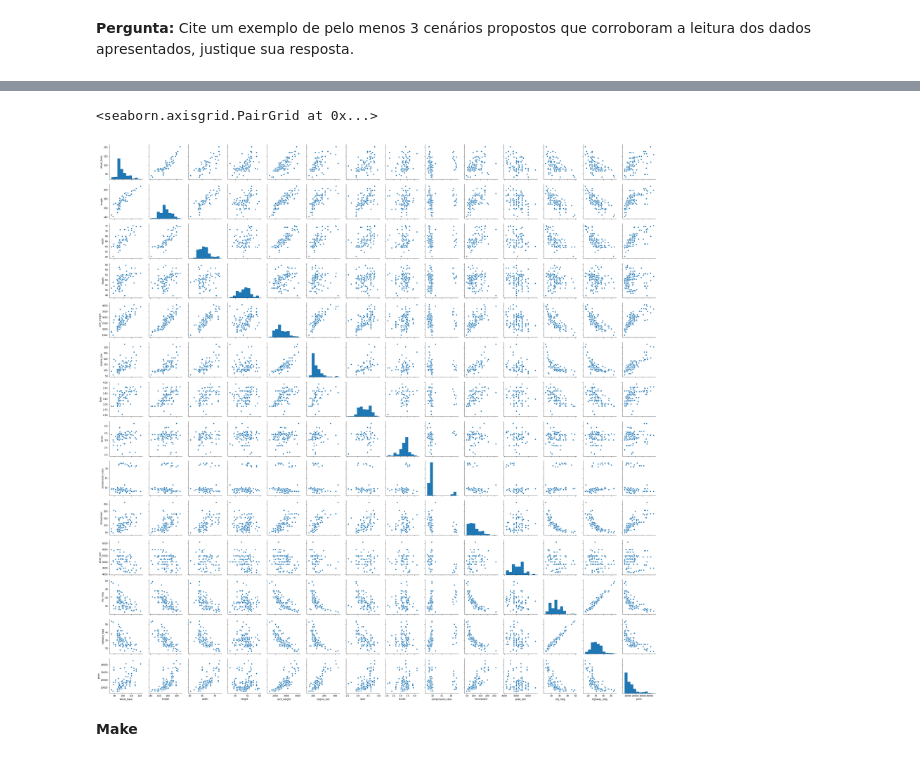
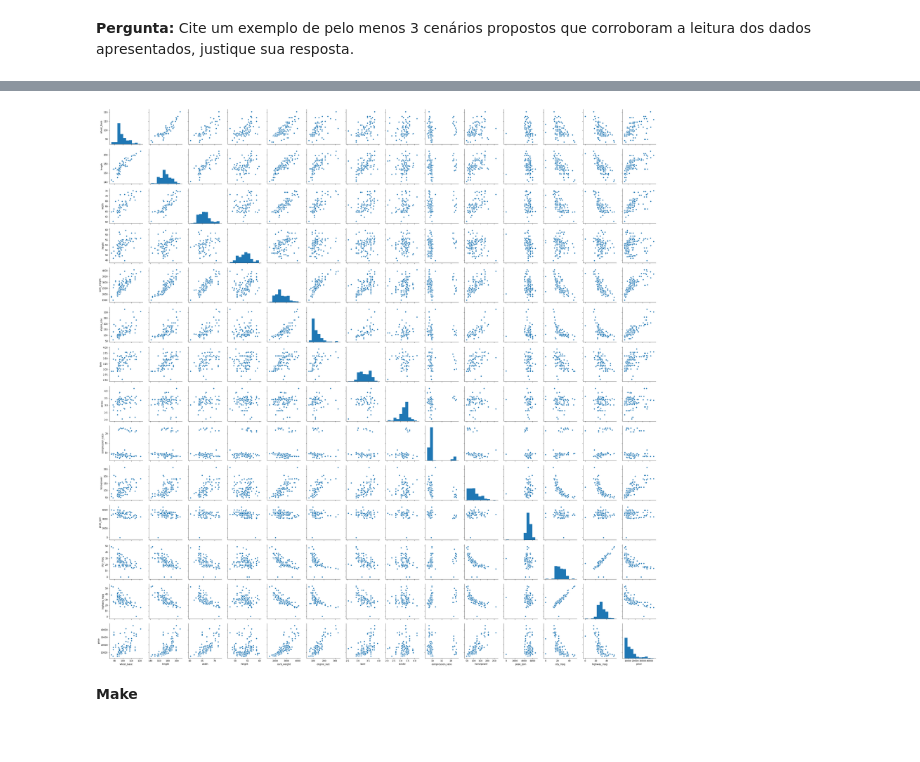
Before and after one commit to marco-bom-amigo/Trabalho-Final, a Jupyter notebook: automobile-price-prediction.ipynb, the cells around one changed output, grey strips where cells are left out. Drawn from its saved outputs; the diff is of its cells as text; code cells hidden in the pictures.

```diff
--- a/automobile-price-prediction.ipynb
+++ b/automobile-price-prediction.ipynb
@@ -144,8 +144,9 @@ plt.show()
-# %%
-sns.pairplot(data[numeric_var])
-# %% [output]
-<seaborn.axisgrid.PairGrid at 0x...>
-[figure, removed]
+# %%
+data2 = data.dropna()
+sns.pairplot(data2[numeric_var])
+plt.show()
+# %% [output]
+[figure, added]
 # %% [markdown]
 **Make**
 # %%
```
Also changed, not shown: parts of 29 cells of this notebook.
